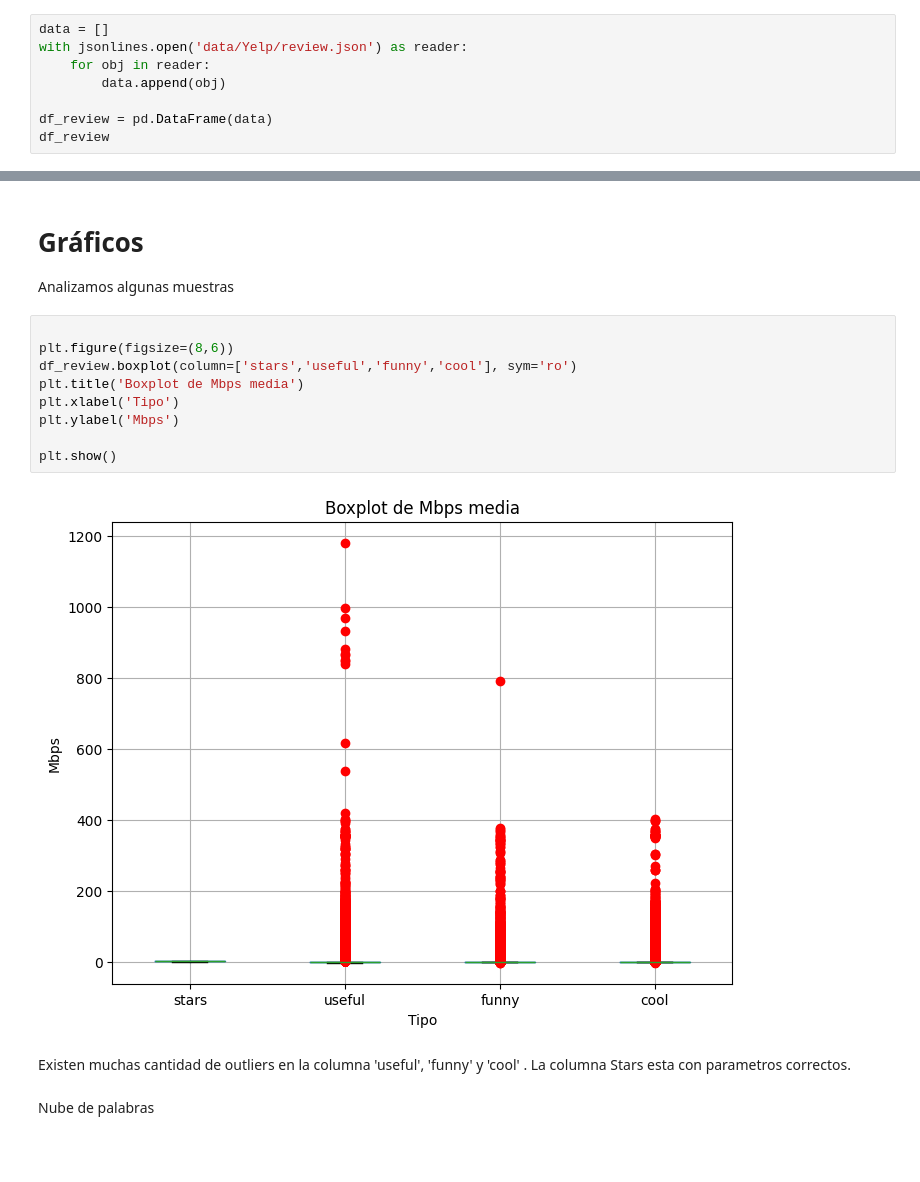
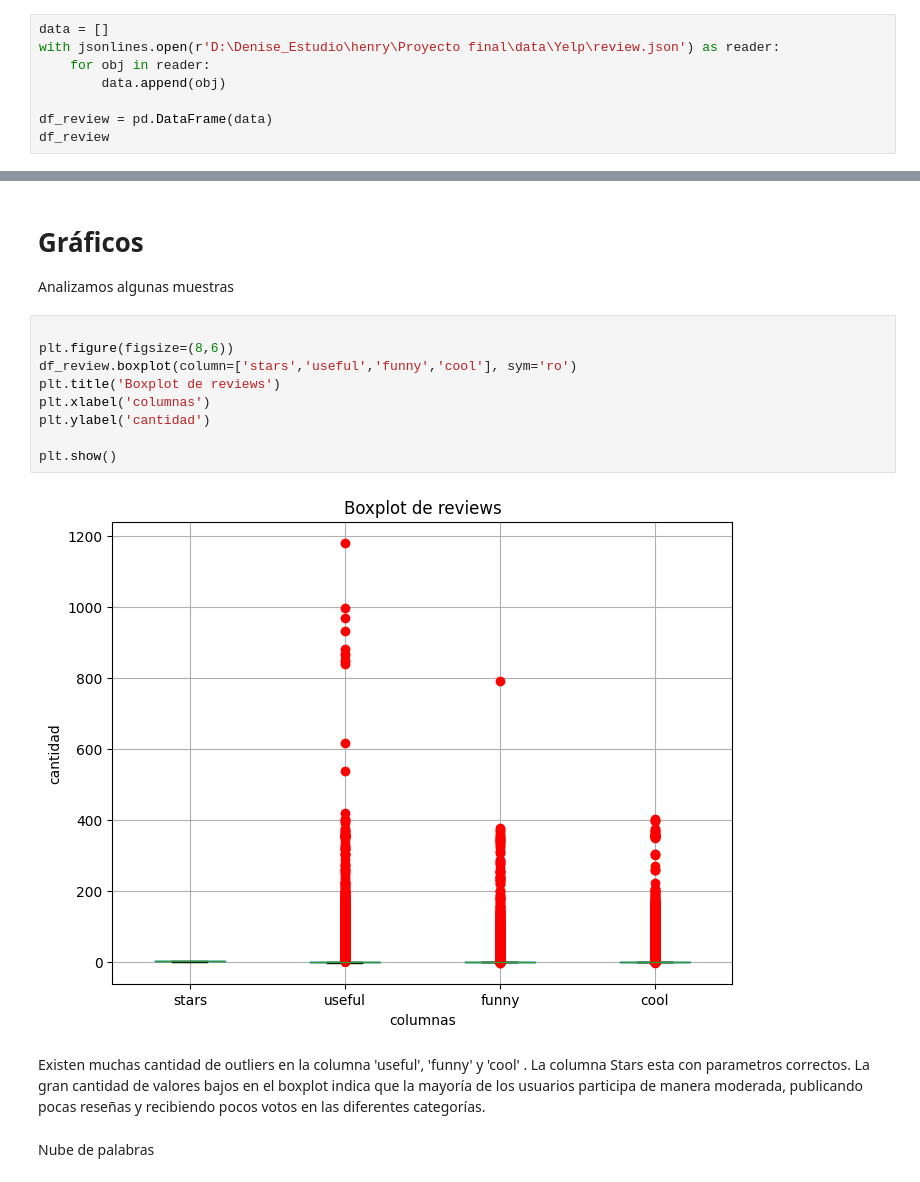
Before and after one commit to OscarMoralesMejia/Sistema-Recomendaciones-USA, a Jupyter notebook: EDA/eda_yelp.ipynb, the cells around one changed output, grey strips where cells are left out. Drawn from its saved outputs; the diff is of its cells as text; blank space fills up the shorter version.

Commit message:
eda yelp actualizacion

```diff
--- a/EDA/eda_yelp.ipynb
+++ b/EDA/eda_yelp.ipynb
@@ -14,7 +14,7 @@ from wordcloud import WordCloud
 Cargo el dataset
 # %%
 data = []
-with jsonlines.open('data/Yelp/review.json') as reader:
+with jsonlines.open(r'D:\Denise_Estudio\henry\Proyecto final\data\Yelp\review.json') as reader:
     for obj in reader:
         data.append(obj)
 
@@ -73,16 +85,17 @@ Analizamos algunas muestras
 # %%
 
 plt.figure(figsize=(8,6))
 df_review.boxplot(column=['stars','useful','funny','cool'], sym='ro')
-plt.title('Boxplot de Mbps media')
-plt.xlabel('Tipo')
-plt.ylabel('Mbps')
+plt.title('Boxplot de reviews')
+plt.xlabel('columnas')
+plt.ylabel('cantidad')
 
 plt.show()
 # %% [output]
-[figure, old version]
+[figure, new version]
 # %% [markdown]
 Existen muchas cantidad de outliers en la columna 'useful', 'funny' y 'cool' . La columna Stars esta con parametros correctos.
+La gran cantidad de valores bajos en el boxplot indica que la mayoría de los usuarios participa de manera moderada, publicando pocas reseñas y recibiendo pocos votos en las diferentes categorías.
 # %% [markdown]
 Nube de palabras
 # %%
```
Also changed, not shown: parts of 62 cells of this notebook.
